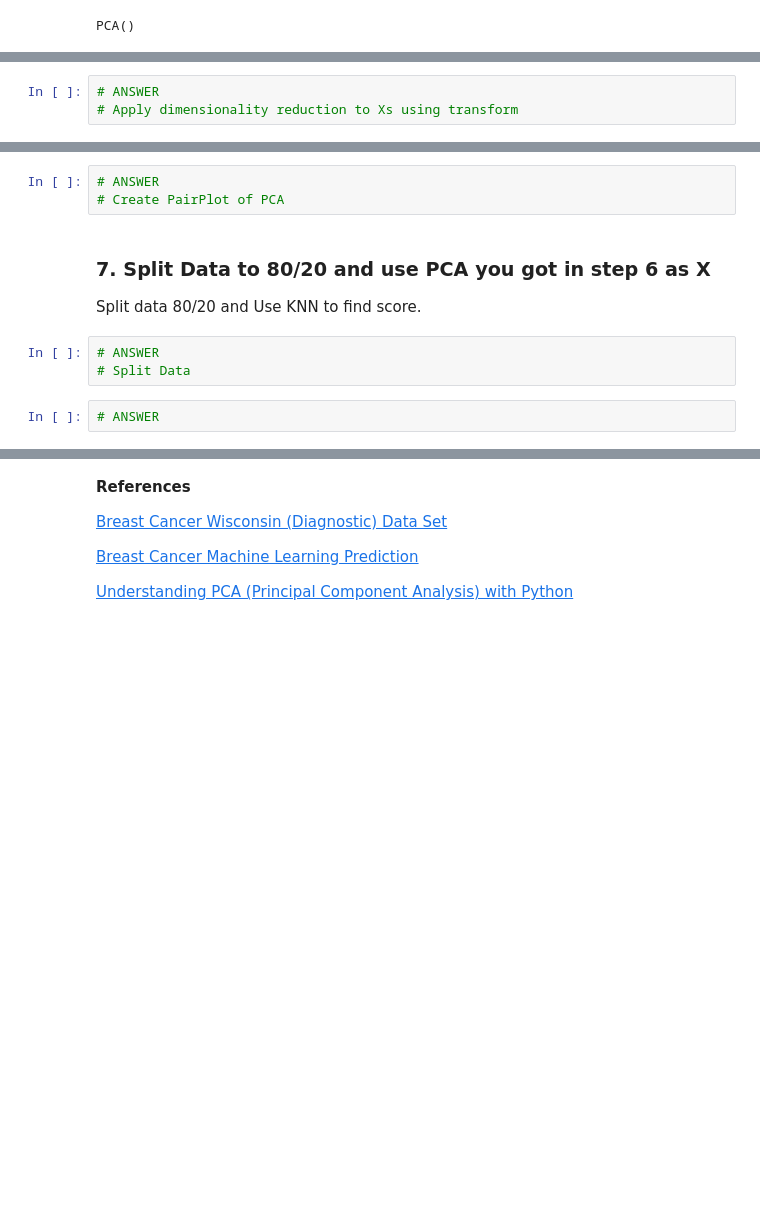
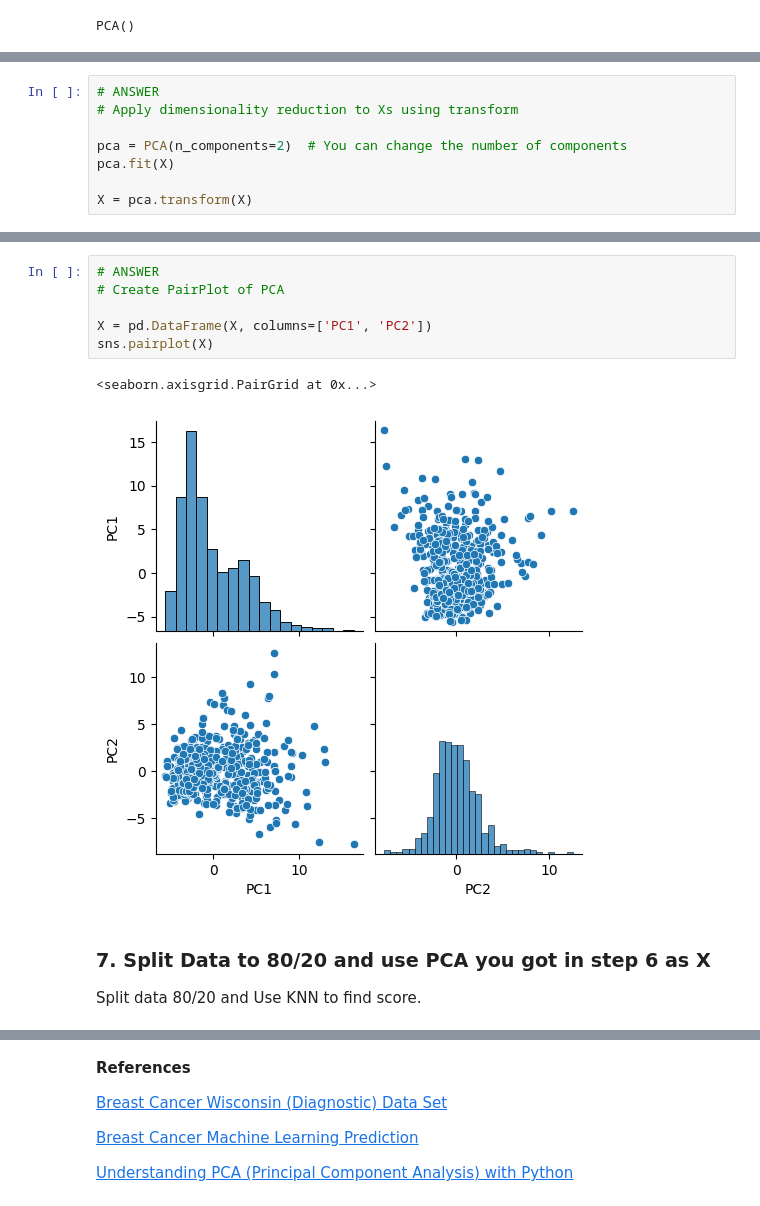
Before and after one commit to CDan07/IOD, a Jupyter notebook: Labs/Module 6/IOD_Lab_6_4.ipynb, the cells around one changed output, grey strips where cells are left out. Cells and saved outputs as stored; diff of their text form; blank space fills up the shorter version.

```diff
--- a/Labs/Module 6/IOD_Lab_6_4.ipynb
+++ b/Labs/Module 6/IOD_Lab_6_4.ipynb
@@ -251,3 +258,8 @@ plt.show()
 # %%
 # ANSWER
 # Apply dimensionality reduction to Xs using transform
+
+pca = PCA(n_components=2)  # You can change the number of components
+pca.fit(X)
+
+X = pca.transform(X)
@@ -254,12 +274,13 @@ plt.show()
 # %%
 # ANSWER
 # Create PairPlot of PCA
+
+X = pd.DataFrame(X, columns=['PC1', 'PC2'])
+sns.pairplot(X)
+# %% [output]
+<seaborn.axisgrid.PairGrid at 0x...>
+[figure, added]
 # %% [markdown]
 ### 7. Split Data to 80/20 and use PCA you got in step 6 as X
 
 Split data 80/20 and Use KNN to find score.
-# %%
-# ANSWER
-# Split Data
-# %%
-# ANSWER
```
Also changed, not shown: parts of 7 cells of this notebook.
